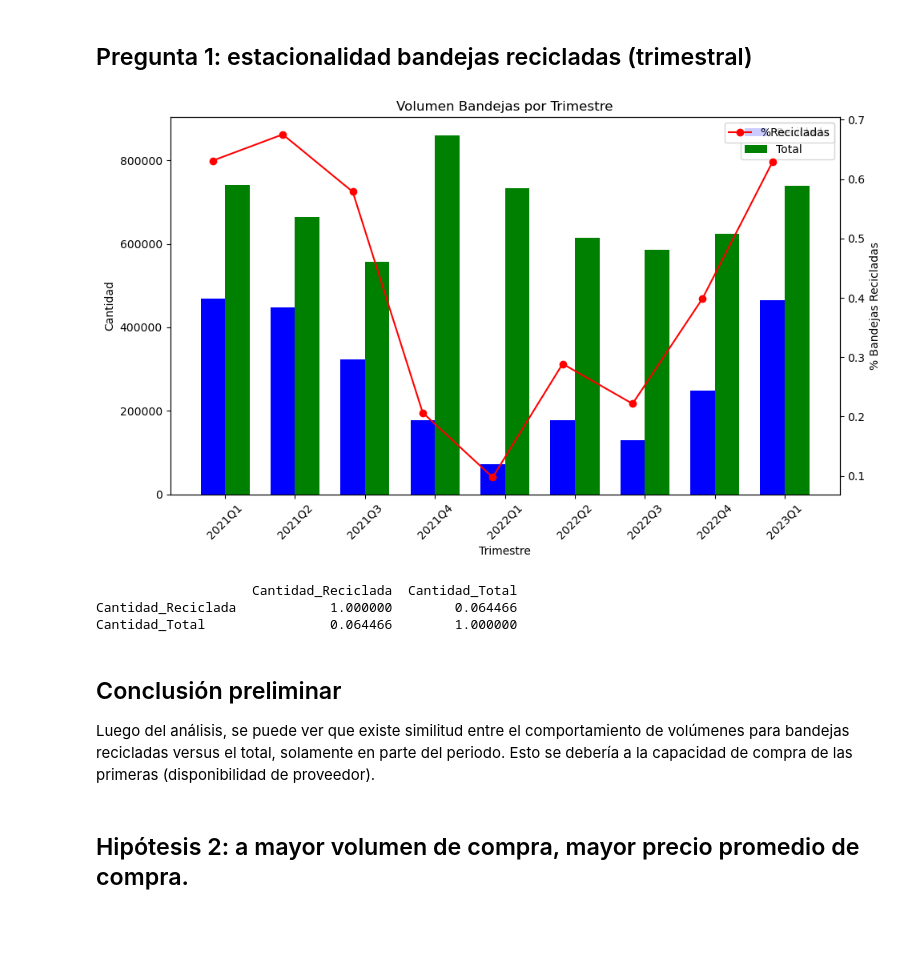
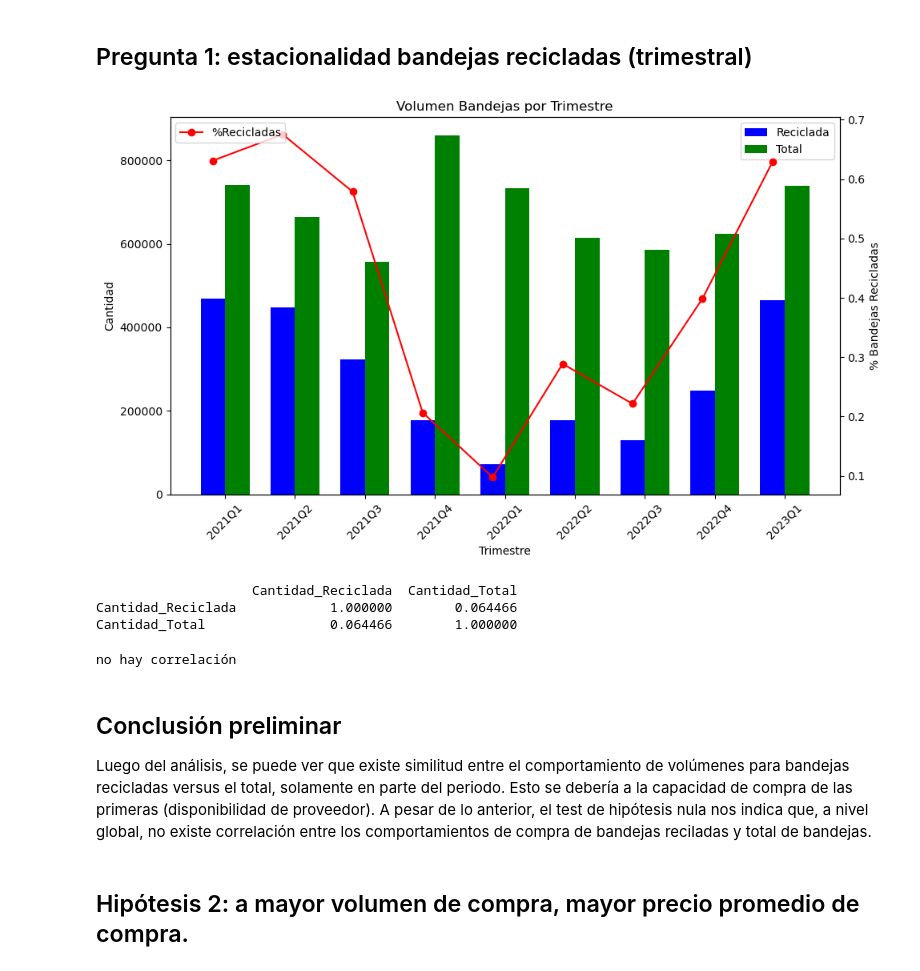
Before and after one commit to GuillermoEdwards/Portafolio, a Jupyter notebook: Analisis y Proyeccion Precio Envases - Logistica SA.ipynb, the cells around one changed output. Saved outputs shown, nothing was run; the diff lists cells and outputs as text; code cells hidden in the pictures; blank space fills up the shorter version.

```diff
--- a/Analisis y Proyeccion Precio Envases - Logistica SA.ipynb
+++ b/Analisis y Proyeccion Precio Envases - Logistica SA.ipynb
@@ -333,42 +364,53 @@ fig, ax = plt.subplots(figsize=(10, 6))
 AnchBarr = 0.35
 
 #posición barras
 r1 = np.arange(len(CantidadR_Tri))
 r2 = [x + AnchBarr for x in r1]
 
 ax.bar(r1, CantidadR_Tri['Cantidad'], color='b', width=AnchBarr, label='Reciclada')
 ax.bar(r2, CantidadT_Tri['Cantidad'], color='g', width=AnchBarr, label='Total')
 ax.set_xlabel('Trimestre')
 ax.set_ylabel('Cantidad')
 ax.set_title('Volumen Bandejas por Trimestre')
 ax.set_xticks([r + AnchBarr / 2 for r in range(len(CantidadR_Tri))])
 ax.set_xticklabels(CantidadR_Tri['Trimestre'].astype(str), rotation=45)
 ax.legend()
 
 ax2 = ax.twinx()
 ax2.plot(r1, PropR, color='r', marker='o', linestyle='-', label='%Recicladas')
 ax2.set_ylabel('% Bandejas Recicladas')
-ax2.legend(loc='upper right')
+ax2.legend(loc='upper left')
+
 
 plt.tight_layout()
 
 
 plt.show()
 
 
 df_Vol = pd.merge(CantidadR_Tri[['Trimestre', 'Cantidad']], CantidadT_Tri[['Trimestre', 'Cantidad']], on='Trimestre', suffixes=('_Reciclada', '_Total'))
 Corr_Vol = df_Vol[['Cantidad_Reciclada', 'Cantidad_Total']].corr()
 
 print(Corr_Vol)
 # %% [output]
-[figure, old version]
+[figure, new version]
                     Cantidad_Reciclada  Cantidad_Total
 Cantidad_Reciclada            1.000000        0.064466
 Cantidad_Total                0.064466        1.000000
+# %%
+# Test de hipótesis para verificar correlación
+
+coef, p_value = spearmanr(df_Vol['Cantidad_Reciclada'], df_Vol['Cantidad_Total'])
+
+if p_value < 0.05:
+    print('hay correlación')
+else: print('no hay correlación')
+# %% [output]
+no hay correlación
 # %% [markdown]
 ## Conclusión preliminar
 
-Luego del análisis, se puede ver que existe similitud entre el comportamiento de volúmenes para bandejas recicladas versus el total, solamente en parte del periodo. Esto se debería a la capacidad de compra de las primeras (disponibilidad de proveedor).
+Luego del análisis, se puede ver que existe similitud entre el comportamiento de volúmenes para bandejas recicladas versus el total, solamente en parte del periodo. Esto se debería a la capacidad de compra de las primeras (disponibilidad de proveedor). A pesar de lo anterior, el test de hipótesis nula nos indica que, a nivel global, no existe correlación entre los comportamientos de compra de bandejas reciladas y total de bandejas.
 # %% [markdown]
 ## Hipótesis 2: a mayor volumen de compra, mayor precio promedio de compra.
 # %%
```
Also changed, not shown: parts of 53 cells of this notebook, 1 other file.
